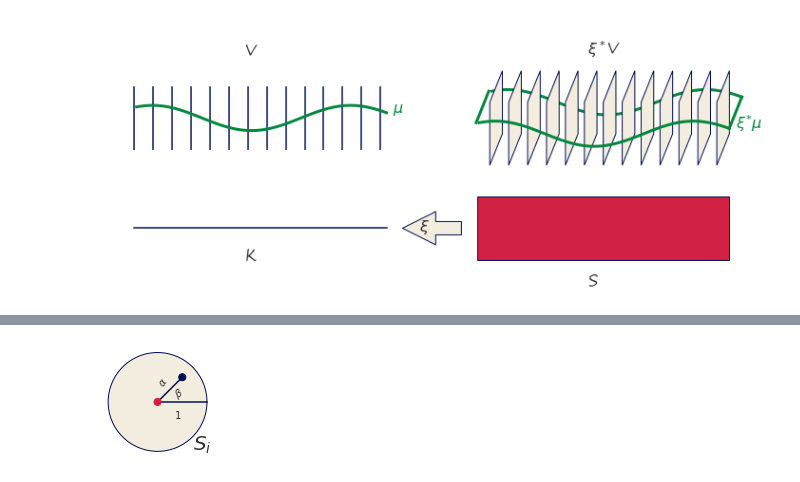
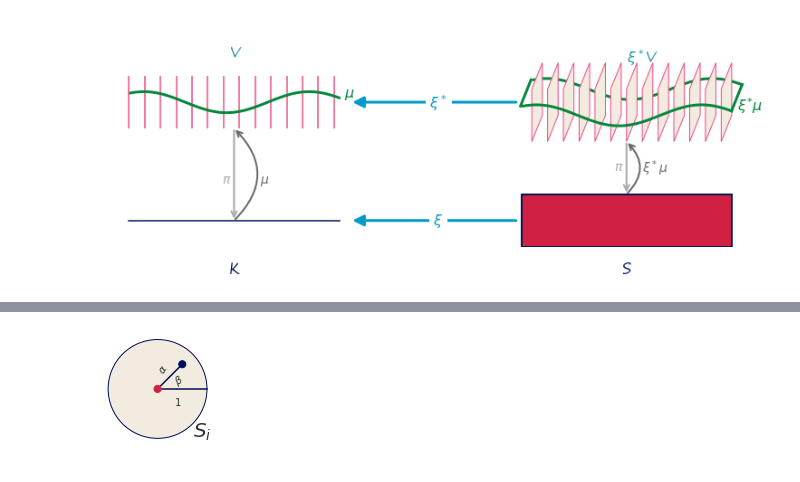
Before and after one commit to story645/proposal, a Jupyter notebook: figures/q_figs.ipynb, the cells around one changed output, grey strips where cells are left out. Saved outputs shown, nothing was run; the diff lists cells and outputs as text; code cells hidden in the pictures.

Commit message:
cleaned up figures/new figures

```diff
--- a/figures/q_figs.ipynb
+++ b/figures/q_figs.ipynb
@@ -46,60 +46,104 @@ theme = themepy.Theme('paper')
 rcParams['font.family'] = 'Segoe Print'
 rcParams['figure.dpi'] = 200
 %matplotlib inline
+# %%
+facecolor = '#F2EBDF'
+ecolor = '#248EA6'
+fcolor= '#F24B88'
+kcolor = '#021859'
+pcolor = 'darkgray'
+tcolor = 'dimgray'
+acolor = '#0099CC'
 # %%
-fig, axd  = plt.subplot_mosaic([['k', 's']], figsize=(10,4),
+fig, axd  = plt.subplot_mosaic([['k', 's']], figsize=(12, 4),
                                     constrained_layout=True)
-
-facecolor = axd['k'].get_facecolor()
 mc = 'C2'
 
 xpos = [.1, .9]
 x = np.linspace(-2*np.pi, np.pi*2, 1000)
 inds = ((x>xpos[0]) & (x<xpos[-1]))
 xin = x[inds]
 mu = np.sin(xin*10)*.04 +.5
 y = np.cos(xin*10)*.03+.2
+mid = xpos[0] + (xpos[-1]-xpos[0])/2
 
+axd['k'].vlines(np.arange(xpos[0], xpos[-1],.06), ymin=.45, ymax=.65, color=fcolor)
+axd['k'].axhline(0.1, xmin=xpos[0], xmax=xpos[-1])
+axd['k'].text(mid, -.05,'K', ha='center', va='top', color=kcolor, fontsize=16)
 
-axd['k'].vlines(np.arange(xpos[0], xpos[-1],.06), ymin=.45, ymax=.65)
-axd['k'].axhline(0.2, xmin=xpos[0], xmax=xpos[-1])
-axd['k'].annotate('K', (.45, 0.1), fontsize=16)
 axd['k'].plot(xin, mu+.05, mc, linewidth=3, zorder=10)
 axd['k'].annotate(r'$\mu$', (xpos[-1]+.02, mu[-1]+.05), fontsize=16, color=mc)
-axd['k'].annotate("V", (.45,.75), fontsize=16)
+axd['k'].annotate("V", (mid ,.7), ha='center', va='bottom', fontsize=16, color=ecolor)
 axd['k'].set(aspect='equal', ylim=(0,.85), xlim=[0,1])
-b1 = mpatches.Rectangle((xpos[0], 0.1), height=.2, width=(xpos[-1]-xpos[0]),
-                        facecolor='C1', edgecolor='C0')
-axd['s'].add_patch(b1)
+
+tx = .25
+ark = mpatches.FancyArrowPatch((mid, .45), (mid, .1), arrowstyle='->', color=pcolor,
+                               mutation_scale=15, linewidth=2, transform=axd['k'].transData)
+axd['k'].add_patch(ark)
+axd['k'].text(mid-.01, tx, r'$\pi$', ha='right', va='center', color=pcolor, fontsize=14)
+
+art = mpatches.FancyArrowPatch( (mid, .1), (mid, .45), arrowstyle='->', color=tcolor,
+                               mutation_scale=15, connectionstyle='arc3,rad=.5',
+                               linewidth=2, transform=axd['k'].transData)
+axd['k'].add_patch(art)
+axd['k'].text(mid+.1, tx, r'$\mu$', ha='left', va='center', color=tcolor, fontsize=14)
+
 #axd['s'].plot(x[inds], y, color='C1', linewidth=4)
 
 for off in np.arange(.04,.78,.06):
     verts = np.array([[.1, .4], [.1,.6], [.14, .7], [.14, .5], [.1, .6 ]]) + [off, 0]
-    p = mpatches.PathPatch(mpath.Path(verts, closed=True), edgecolor='C0',
+    p = mpatches.PathPatch(mpath.Path(verts, closed=True), edgecolor=fcolor,
                                       facecolor=facecolor)
     axd['s'].add_patch(p)
 
 
 axd['s'].plot(xin, mu, mc, linewidth=3)
 axd['s'].plot(xin+.04, mu+.1, color=mc, zorder=-2, linewidth=3)
 axd['s'].plot([xin[0]-.01, xin[0]+.03], [mu[0], mu[0]+.1], color=mc, linewidth=3)
 axd['s'].plot([xin[-1], xin[-1]+.04], [mu[-1], mu[-1]+.1], color=mc, linewidth=3)
 axd['s'].annotate(r'$\xi^{*}\mu$', (xpos[-1]+.02, mu[-1]), fontsize=16, color=mc)
-axd['s'].annotate(r"$\xi^*$V", (.45,.75), fontsize=16)
-axd['s'].annotate('S', (.45,0.02),  fontsize=16)
+axd['s'].annotate(r"$\xi^*$V", (mid,.7), fontsize=16, color=ecolor)
+
+b1 = mpatches.Rectangle((xpos[0], 0), height=.2, width=(xpos[-1]-xpos[0]),
+                        facecolor='C1', edgecolor=kcolor, lw=2)
+axd['s'].add_patch(b1)
+axd['s'].text(xpos[0]+(xpos[-1]-xpos[0])/2, -.05,'S',
+              ha='center', va='top', color=kcolor, fontsize=16)
+
 axd['s'].set(aspect='equal', ylim=(0,.85), xlim=(0,1))
-fig.text(.482,.23, r'$\xi$', fontsize=16)
-con_ft = mpatches.ConnectionPatch(xyA=(.05,.2), coordsA=axd['s'].transData,
-                        xyB=(.95, .2), coordsB=axd['k'].transData,
-                         arrowstyle="simple", mutation_scale=70,
-                        facecolor=facecolor, edgecolor='C0')
+tx = .3
+ark = mpatches.FancyArrowPatch((mid, .4), (mid, .2), arrowstyle='->', color=pcolor,
+                               mutation_scale=15, linewidth=2, transform=axd['s'].transData)
+axd['s'].add_patch(ark)
+axd['s'].text(mid-.01, tx, r'$\pi$', ha='right', va='center', color=pcolor, fontsize=14)
+
+art = mpatches.FancyArrowPatch( (mid, .2), (mid, .4), arrowstyle='->', color=tcolor,
+                               mutation_scale=15, connectionstyle='arc3,rad=.5',
+                               linewidth=2, transform=axd['s'].transData)
+axd['s'].add_patch(art)
+axd['s'].text(mid+.06, tx, r'$\xi^*\mu$', ha='left', va='center', color=tcolor, fontsize=14)
+
+
+con_ft = mpatches.ConnectionPatch(xyA=(.08,.1), coordsA=axd['s'].transData,
+                        xyB=(.95, .1), coordsB=axd['k'].transData,
+                         arrowstyle="-|>", mutation_scale=25,linewidth=3,
+                        facecolor=acolor, edgecolor=acolor)
 fig.add_artist(con_ft)
+fig.text(.51, .23, r'$\xi$', fontsize=16, va='center', ha='center', color=acolor,  bbox={'color':'white'})
+
+con_ft = mpatches.ConnectionPatch(xyA=(.08,.55), coordsA=axd['s'].transData,
+                        xyB=(.95, .55), coordsB=axd['k'].transData,
+                         arrowstyle="-|>", mutation_scale=25,linewidth=3,
+                        facecolor=acolor, edgecolor=acolor)
+fig.add_artist(con_ft)
+fig.text(.51, .68, r'$\xi^*$', fontsize=16, va='center', ha='center', color=acolor,  bbox={'color':'white'})
+
 axd['k'].axis('off')
 axd['s'].axis('off')
 fig.savefig(paper_path/"q_hat.png", bbox_inches='tight', facecolor='white')
 fig.savefig(proposal_path/"q_hat.png", bbox_inches='tight', facecolor='white')
 # %% [output]
-[figure, old version]
+[figure, new version]
 # %%
 fig, axd = plt.subplot_mosaic([['E', 'V', 'H']], figsize=(8,6))
 for k in axd:
```
Also changed, not shown: parts of 7 cells of this notebook, 10 other files.
